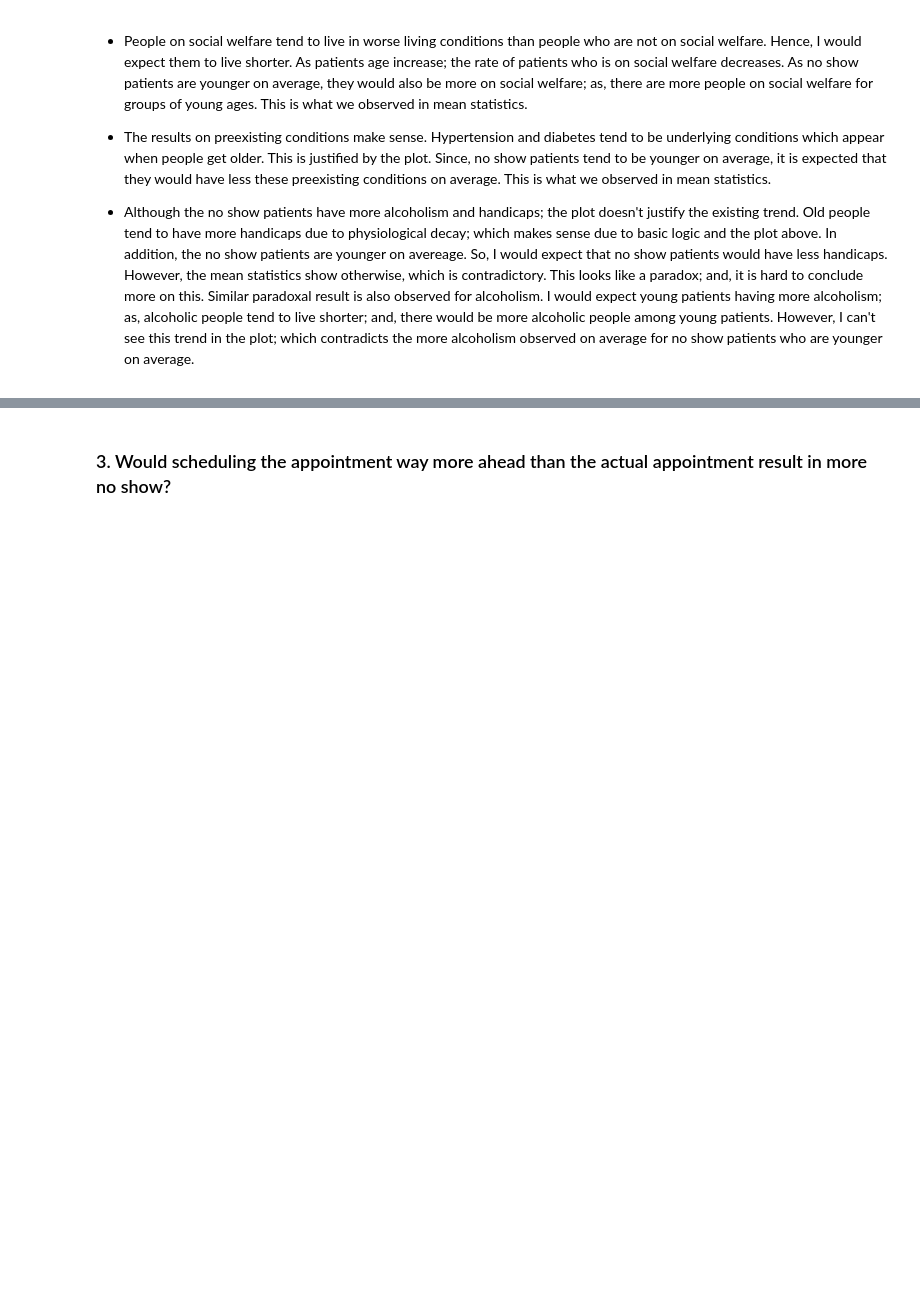
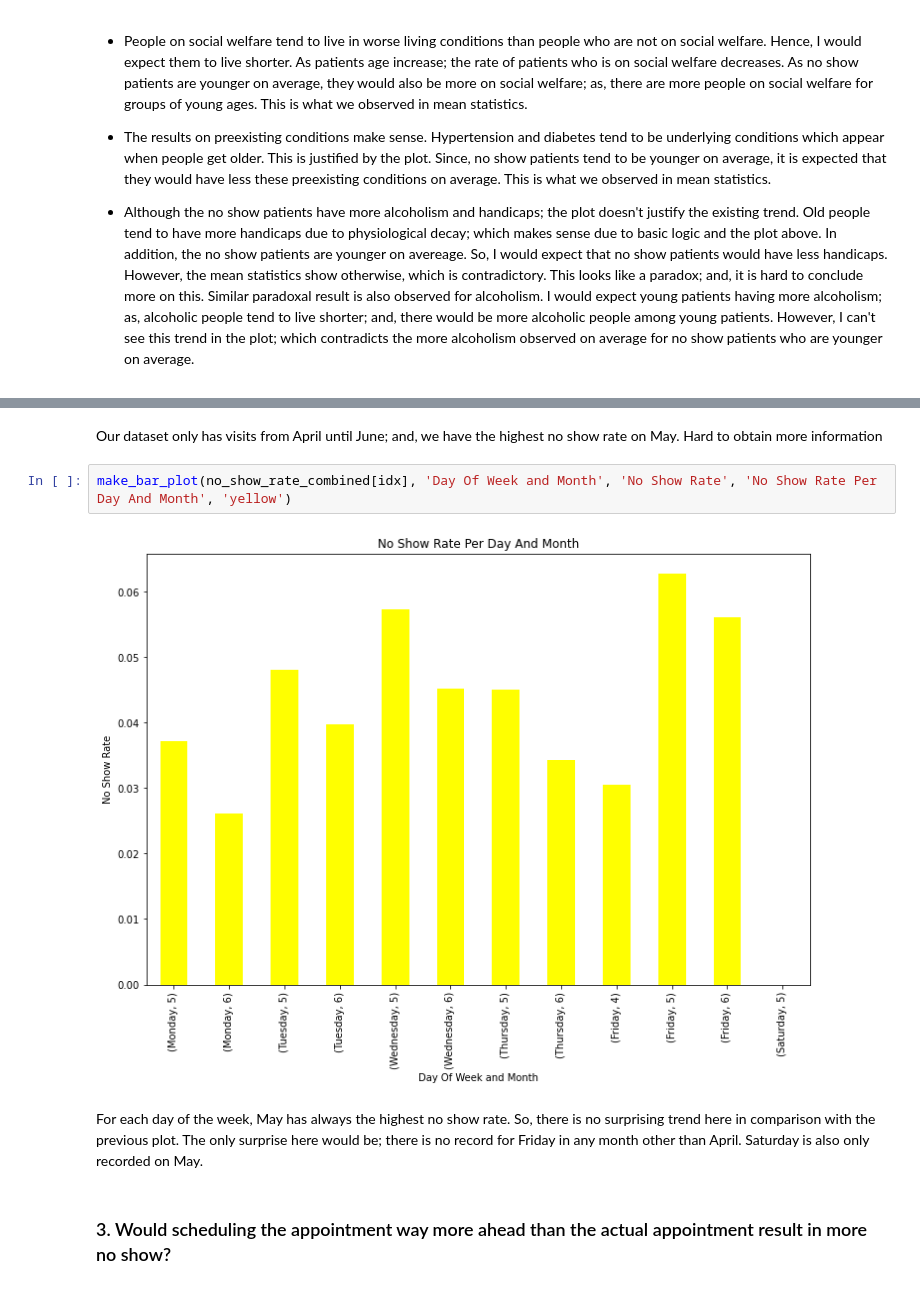
Before and after one commit to kmancuhan/no_show_appointment_analysis, a Jupyter notebook: investigate-a-dataset-template.ipynb, the cells around one changed output, grey strips where cells are left out. Cells and saved outputs as stored; diff of their text form; blank space fills up the shorter version.

```diff
--- a/investigate-a-dataset-template.ipynb
+++ b/investigate-a-dataset-template.ipynb
@@ -397,3 +454,11 @@ plt.title('Change of Characteristic Proportion Over Age');
+# %% [markdown]
+Our dataset only has visits from April until June; and, we have the highest no show rate on May. Hard to obtain more information
+# %%
+make_bar_plot(no_show_rate_combined[idx], 'Day Of Week and Month', 'No Show Rate', 'No Show Rate Per Day And Month', 'yellow')
+# %% [output]
+[figure, added]
+# %% [markdown]
+For each day of the week, May has always the highest no show rate. So, there is no surprising trend here in comparison with the previous plot. The only surprise here would be; there is no record for Friday in any month other than April. Saturday is also only recorded on May.
 # %% [markdown]
 ### 3. Would scheduling the appointment way more ahead than the actual appointment result in more no show?
 # %% [markdown]
```
Also changed, not shown: parts of 16 cells of this notebook.
